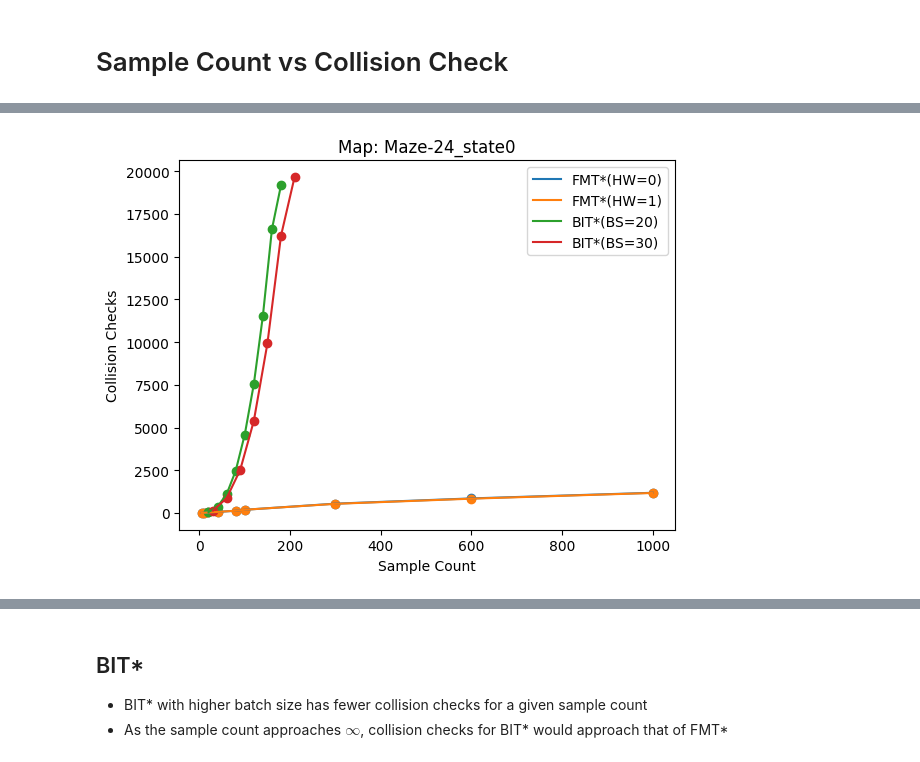
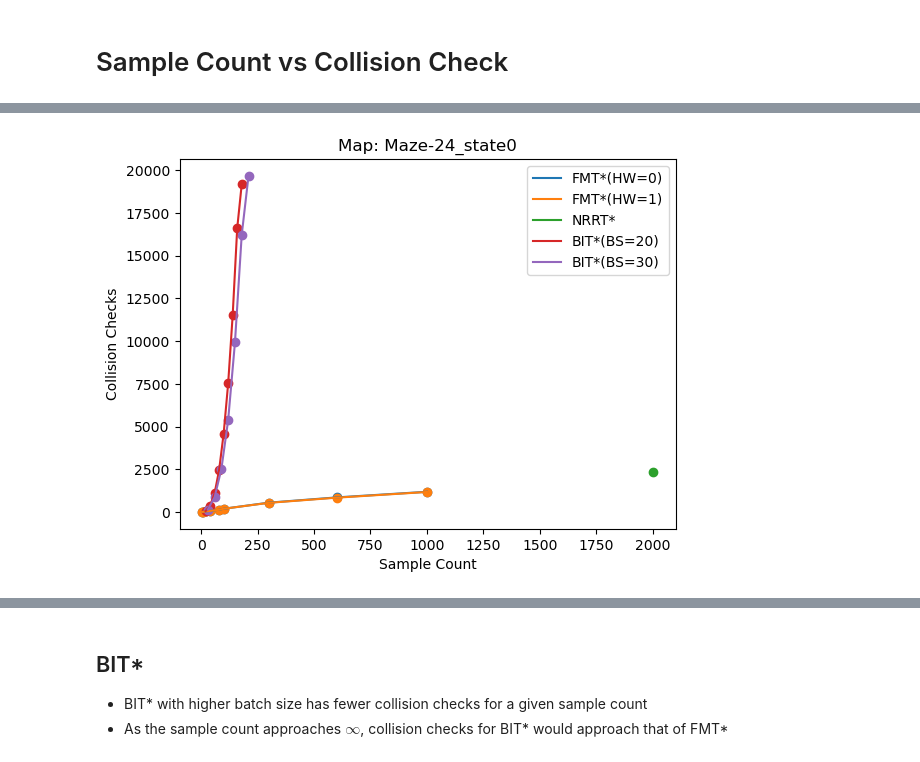
Before and after one commit to SumantBagri/Sampling-Based-Asymptotically-Optimal-Path-Planning-Algorithms, a Jupyter notebook: src/results.ipynb, the cells around one changed output, grey strips where cells are left out. Drawn from its saved outputs; the diff is of its cells as text; code cells hidden in the pictures.

```diff
--- a/src/results.ipynb
+++ b/src/results.ipynb
@@ -50,3 +49,5 @@ bitdf2["Any Path Found"] = bitdf2["Any Path Found"].astype('int')
+# %%
+nrrt_df = pd.read_csv('nrrt/results/nrrt_results.csv')
 # %% [markdown]
 > **_NOTE:_**  Add grid-plot showing the maps used
 # %%
@@ -122,6 +123,16 @@ for idx in dlist[0]["Map Id"].unique():
 
             ax[0].scatter(scatterdf["Timestep"], scatterdf["Current Path Cost"])
             ax[0].plot(linedf["Timestep"], linedf["Current Path Cost"], label=f"FMT*(HW={HW[i]})")
+
+        # NRRT
+        curr_df = nrrt_df[(nrrt_df["Map Id"] == idx) & (nrrt_df["Start Point"] == sp) & nrrt_df["Any Path Found"]]
+        s_df = curr_df[["Timestep", "Current Path Cost"]]
+        l_df = curr_df[["Timestep", "Current Path Cost", "Batch Size"]].groupby(["Batch Size"]).mean()
+        l_df = l_df.sort_values("Timestep")
+        ax[0].scatter(s_df["Timestep"], s_df["Current Path Cost"])
+        ax[0].plot(l_df["Timestep"], l_df["Current Path Cost"], label="NRRT*")
+
+
         # BIT* - BS 20
         for i in range(2):
             mapi_data = bitdf1[(bitdf1["Map Id"] == idx) & (bitdf1["Start Point"] == sp) & (bitdf1["Any Path Found"])]
@@ -136,6 +147,9 @@ for idx in dlist[0]["Map Id"].unique():
             ax[i].scatter(plotdf["Timestep"], plotdf["Current Path Cost"])
             ax[i].plot(plotdf["Timestep"], plotdf["Current Path Cost"], label="BIT*(BS=30)")
             ax[i].legend(loc='upper right')
+
+
+
         # Save plot
         # fig.savefig(f"results/scVet_{MAPS[idx]}-{idx}_state{j}.png", bbox_inches="tight")
 # %% [output]
@@ -175,6 +189,26 @@ for idx in dlist[0]["Map Id"].unique():
 
             ax[0].scatter(plotdf["Timestep"], plotdf["Any Path Found"])
             ax[0].plot(plotdf["Timestep"], plotdf["Any Path Found"], label=f"FMT*(HW={HW[i]})")
+
+        # NRRT
+        mapi_data = nrrt_df[(nrrt_df["Map Id"] == idx) & (nrrt_df["Start Point"] == sp)]
+        plotdf = pd.concat([
+            mapi_data[["Timestep", "Batch Size"]].groupby(["Batch Size"]).mean(),
+            mapi_data[["Any Path Found", "Batch Size"]].groupby(["Batch Size"]).sum()/cfg["runs_per_map"]
+        ], axis=1)
+
+        # add 0,0
+        plotdf.loc[-1] = [0,0]
+        plotdf.index += 1
+        df.sort_index(inplace=True)
+
+        # sort by execution time
+        plotdf.sort_values('Timestep', inplace=True)
+
+        ax[0].scatter(plotdf['Timestep'], plotdf['Any Path Found'])
+        ax[0].plot(plotdf["Timestep"], plotdf["Any Path Found"], label="NRRT*")
+
+
         # BIT* - BS 20
         for i in range(2):
             mapi_data = bitdf1[(bitdf1["Map Id"] == idx) & (bitdf1["Start Point"] == sp)]
@@ -228,6 +262,14 @@ for idx in dlist[0]["Map Id"].unique():
 
             ax.scatter(plotdf["Batch Size"], plotdf["Num Collision Checks"])
             ax.plot(plotdf["Batch Size"], plotdf["Num Collision Checks"], label=f"FMT*(HW={HW[i]})")
+
+        # NRRT
+        mapi_data = nrrt_df[(nrrt_df["Map Id"] == idx) & (nrrt_df["Start Point"] == sp)]
+        plotdf = mapi_data[["Cumulative Num Sampled", "Num Collision Checks"]].groupby("Cumulative Num Sampled").mean().reset_index()
+
+        ax.scatter(plotdf["Cumulative Num Sampled"], plotdf["Num Collision Checks"])
+        ax.plot(plotdf["Cumulative Num Sampled"], plotdf["Num Collision Checks"], label="NRRT*")
+
         # BIT* BS-20
         mapi_data = bitdf1[(bitdf1["Map Id"] == idx) & (bitdf1["Start Point"] == sp)]
         plotdf = mapi_data[["Cumulative Num Sampled", "Num Collision Checks"]].groupby("Cumulative Num Sampled").mean().reset_index()
@@ -254 +296 @@ for idx in dlist[0]["Map Id"].unique():
-[figure, old version]
+[figure, new version]
```
Also changed, not shown: parts of 6 cells of this notebook, 1 other file.
